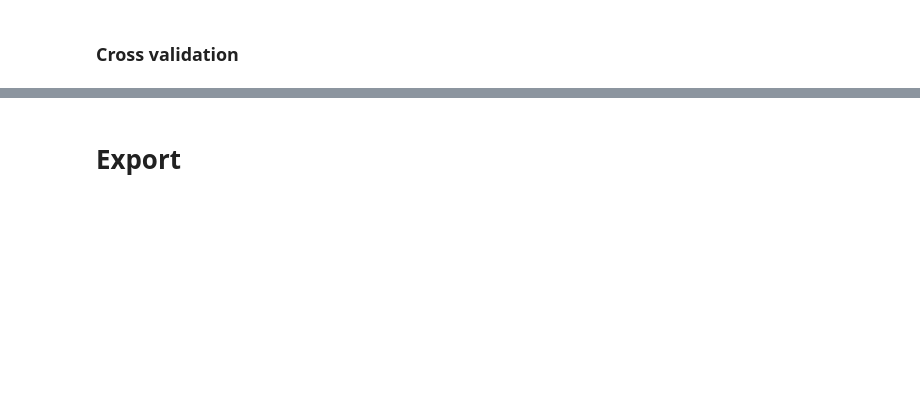
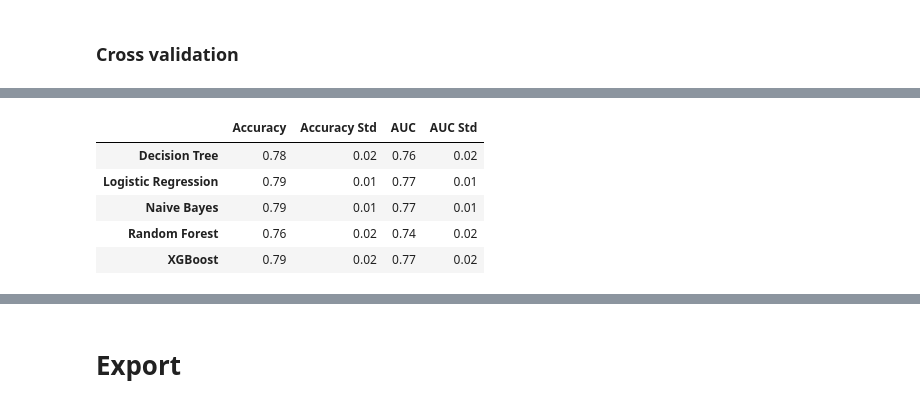
Before and after one commit to vichShir/kaggle-getting-started-competitions, a Jupyter notebook: Titanic/Titanic_Notebook.ipynb, the cells around one changed output, grey strips where cells are left out. Cells and saved outputs as stored; diff of their text form; code cells hidden in the pictures; blank space fills up the shorter version.

```diff
--- a/Titanic/Titanic_Notebook.ipynb
+++ b/Titanic/Titanic_Notebook.ipynb
@@ -730,0 +632,47 @@ plt.legend(labels=['XGBoost Model 1', 'XGBoost Model 2'])
+# %%
+# Naive Bayes
+gnnb_acc, gnnb_auc = report_cross_val(gnnb_model, X, y)
+
+# Accuracy
+acc_mean.append(np.mean(gnnb_acc))
+acc_std.append(np.std(gnnb_acc))
+
+# AUC Score
+auc_mean.append(np.mean(gnnb_auc))
+auc_std.append(np.std(gnnb_auc))
+# %%
+# Random Forest
+ranf_acc, ranf_auc = report_cross_val(ranf_model, X, y)
+
+# Accuracy
+acc_mean.append(np.mean(ranf_acc))
+acc_std.append(np.std(ranf_acc))
+
+# AUC Score
+auc_mean.append(np.mean(ranf_auc))
+auc_std.append(np.std(ranf_auc))
+# %%
+# XGBoost
+xgbt_acc, xgbt_auc = report_cross_val(xgbt_model, X, y)
+
+# Accuracy
+acc_mean.append(np.mean(xgbt_acc))
+acc_std.append(np.std(xgbt_acc))
+
+# AUC Score
+auc_mean.append(np.mean(xgbt_auc))
+auc_std.append(np.std(xgbt_auc))
+# %%
+model_scores['Accuracy'] = [round(x, 2) for x in acc_mean]
+model_scores['Accuracy Std'] = [round(x, 2) for x in acc_std]
+model_scores['AUC'] = [round(x, 2) for x in auc_mean]
+model_scores['AUC Std'] = [round(x, 2) for x in auc_std]
+# %%
+model_scores
+# %% [output]
+|  | Accuracy | Accuracy Std | AUC | AUC Std |
+| Decision Tree | 0.78 | 0.02 | 0.76 | 0.02 |
+| Logistic Regression | 0.79 | 0.01 | 0.77 | 0.01 |
+| Naive Bayes | 0.79 | 0.01 | 0.77 | 0.01 |
+| Random Forest | 0.76 | 0.02 | 0.74 | 0.02 |
+| XGBoost | 0.79 | 0.02 | 0.77 | 0.02 |
```
Also changed, not shown: parts of 54 cells of this notebook.
